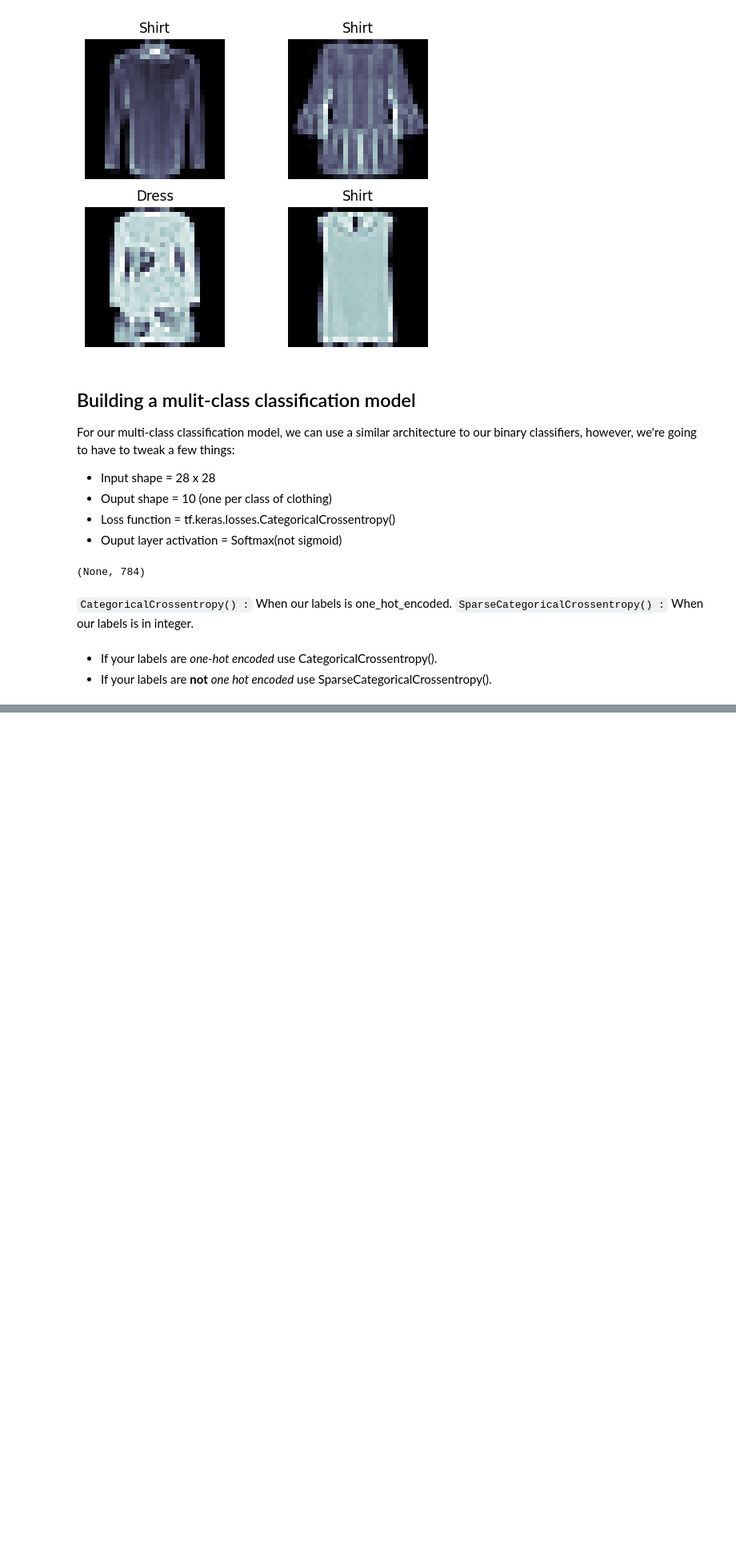
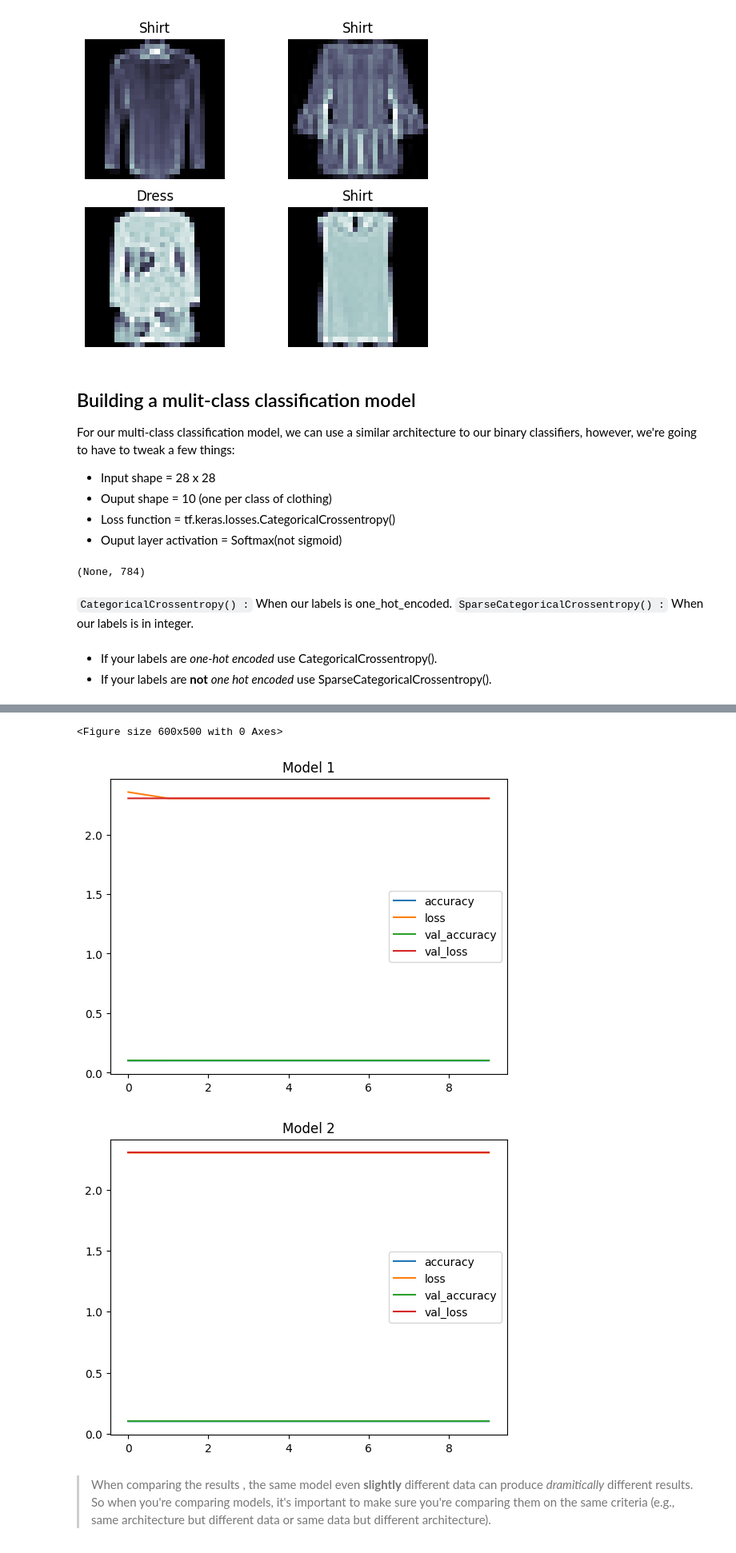
Before and after one commit to danish-khan962/Deep-Learning, a Jupyter notebook: 03_Neural_network_classification_with_tensorflow.ipynb, the cells around one changed output, grey strips where cells are left out. Shown at 80% size. Drawn from its saved outputs; the diff is of its cells as text; code cells hidden in the pictures; blank space fills up the shorter version.

Commit message:
Scaling the data

```diff
--- a/03_Neural_network_classification_with_tensorflow.ipynb
+++ b/03_Neural_network_classification_with_tensorflow.ipynb
@@ -1207,0 +1235,4 @@ Epoch 10/10
+# %%
+# We can get our training and testing data between 0 and 1 by dividing by maximum
+train_data_normalized = train_data / 255.0
+test_data_normalized= test_data / 255.0
@@ -1207,0 +1244,23 @@ Epoch 10/10
+# %%
+# Now our data is normalized, let's build model to find patterns in it
+
+tf.random.set_seed(42) # for reproducability
+
+# 1. Create a model
+multiclass_model_2 = tf.keras.models.Sequential([
+    tf.keras.layers.Flatten(input_shape=(28,28)),  # output -> 28 x 28 = None,784
+    tf.keras.layers.Dense(4, activation="relu"),
+    tf.keras.layers.Dense(4, activation="relu"),
+    tf.keras.layers.Dense(10, activation="softmax")
+])
+
+# 2. Compile the model
+multiclass_model_2.compile(loss = tf.keras.losses.SparseCategoricalCrossentropy(),
+                           optimizer = tf.keras.optimizers.Adam(learning_rate=0.01),
+                           metrics=["accuracy"])
+
+# 3. Fit the model
+norm_history = multiclass_model_2.fit(train_data_normalized,
+                                      train_labels,
+                                      epochs=10,
+                                      validation_data=(test_data_normalized, test_labels))
@@ -1207,0 +1288,12 @@ Epoch 10/10
+# %%
+# Plotting loss curves
+plt.figure(figsize=(6,5))
+pd.DataFrame(non_norm_history.history).plot(title="Model 1")
+pd.DataFrame(norm_history.history).plot(title="Model 2")
+plt.show()
+# %% [output]
+<Figure size 600x500 with 0 Axes>
+[figure, added]
+[figure, added]
+# %% [markdown]
+ > When comparing the results , the same model even **slightly** different data  can produce *dramitically* different results. So when you're comparing models, it's important to make sure you're comparing them on the same criteria (e.g., same architecture but different data or same data but different architecture).
```
Also changed, not shown: parts of 6 cells of this notebook.
